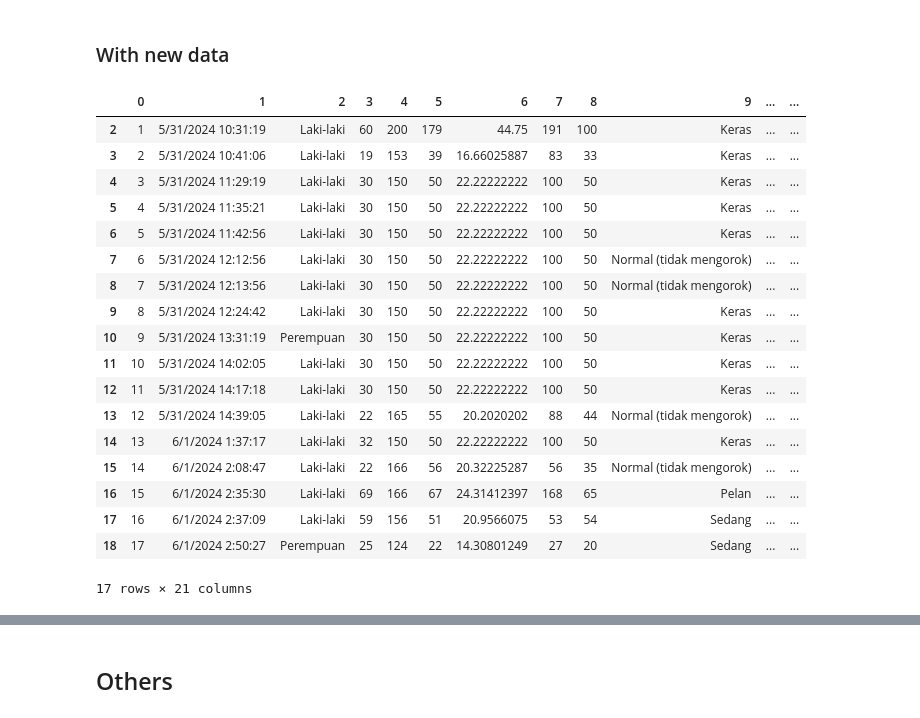
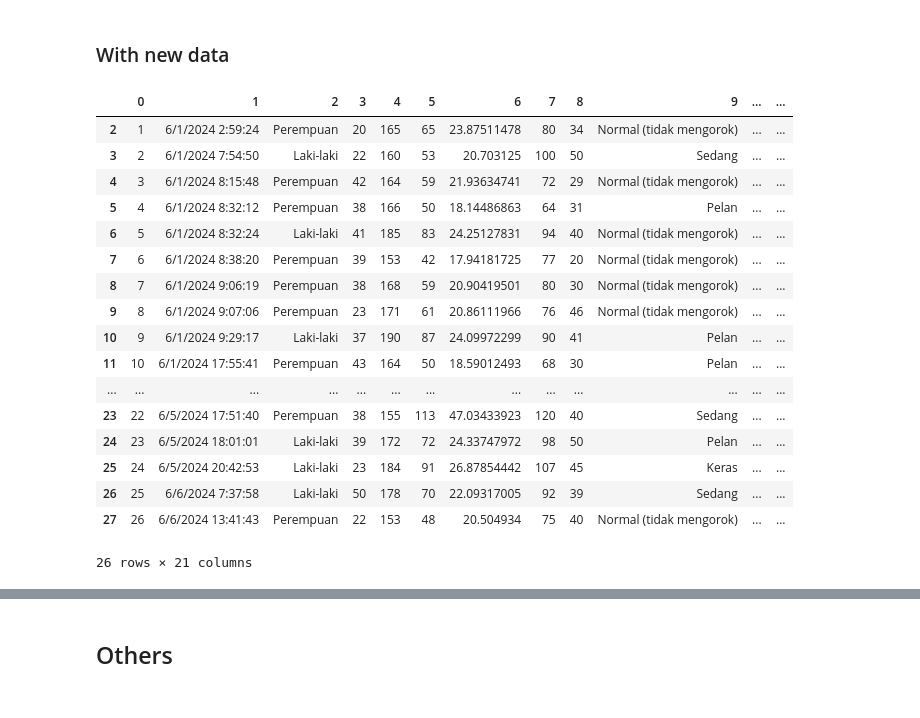
Before and after one commit to anthonyreynaldi/screening_sleep_apnea_ai, a Jupyter notebook: Skripsi_Screening_Sleep_Apnea.ipynb, the cells around one changed output, grey strips where cells are left out. Cells and saved outputs as stored; diff of their text form; code cells hidden in the pictures.

```diff
--- a/Skripsi_Screening_Sleep_Apnea.ipynb
+++ b/Skripsi_Screening_Sleep_Apnea.ipynb
@@ -61,25 +77,3 @@ df
 1002 rows × 17 columns
 # %% [markdown]
 ### Load data from google sheet from local
-# %%
-import gspread
-from oauth2client.service_account import ServiceAccountCredentials
-import pandas as pd
-
-def load_gsheet(sheet_key):
-    scope = ["https://spreadsheets.google.com/feeds", "https://www.googleapis.com/auth/drive"]
-
-    json_keyfile_path = 'screening-sleep-apnea-463b102abcb8.json'
-
-    # Authorize the credentials
-    credentials = ServiceAccountCredentials.from_json_keyfile_name(json_keyfile_path, scope)
-    gc = gspread.authorize(credentials)
-
-    # Open the Google Sheet using the key
-    docSheet = gc.open_by_key(sheet_key)
-
-    # Get all values Convert to a DataFrame
-    return pd.DataFrame.from_records(docSheet.sheet1.get_all_values(), )
-
-df = load_gsheet('1sshI9mIlyuSJdbuS4KDXzvLR_K95y-rLaUgTvoHihd0')
-df
@@ -523,28 +509,27 @@ d:\Petra\Semester 8\screening_sleep_apnea_ai\models\RandomForest_model.joblib
 ### With new data
 # %%
 #Load data from sheet
-df_test = load_gsheet('1FgKnv6MiFAmfApPNuliSh6yKakAxLCCqgC2cbeJP0bc')
-# df_test = load_gsheet('1MSw27792kMZvgDBW0uGw6OH21tPRwhSwIIX4-9GDDXo')
+# df_test = load_gsheet('1FgKnv6MiFAmfApPNuliSh6yKakAxLCCqgC2cbeJP0bc')
+df_test = load_gsheet('1MSw27792kMZvgDBW0uGw6OH21tPRwhSwIIX4-9GDDXo')
 df_test = df_test.drop([0, 1])
 
 df_test
 # %% [output]
 |  | 0 | 1 | 2 | 3 | 4 | 5 | 6 | 7 | 8 | 9 | ... | ... |
-| 2 | 1 | 5/31/2024 10:31:19 | Laki-laki | 60 | 200 | 179 | 44.75 | 191 | 100 | Keras | ... | ... |
-| 3 | 2 | 5/31/2024 10:41:06 | Laki-laki | 19 | 153 | 39 | 16.66025887 | 83 | 33 | Keras | ... | ... |
-| 4 | 3 | 5/31/2024 11:29:19 | Laki-laki | 30 | 150 | 50 | 22.22222222 | 100 | 50 | Keras | ... | ... |
-| 5 | 4 | 5/31/2024 11:35:21 | Laki-laki | 30 | 150 | 50 | 22.22222222 | 100 | 50 | Keras | ... | ... |
-| 6 | 5 | 5/31/2024 11:42:56 | Laki-laki | 30 | 150 | 50 | 22.22222222 | 100 | 50 | Keras | ... | ... |
-| 7 | 6 | 5/31/2024 12:12:56 | Laki-laki | 30 | 150 | 50 | 22.22222222 | 100 | 50 | Normal (tidak mengorok) | ... | ... |
-| 8 | 7 | 5/31/2024 12:13:56 | Laki-laki | 30 | 150 | 50 | 22.22222222 | 100 | 50 | Normal (tidak mengorok) | ... | ... |
-| 9 | 8 | 5/31/2024 12:24:42 | Laki-laki | 30 | 150 | 50 | 22.22222222 | 100 | 50 | Keras | ... | ... |
-| 10 | 9 | 5/31/2024 13:31:19 | Perempuan | 30 | 150 | 50 | 22.22222222 | 100 | 50 | Keras | ... | ... |
-| 11 | 10 | 5/31/2024 14:02:05 | Laki-laki | 30 | 150 | 50 | 22.22222222 | 100 | 50 | Keras | ... | ... |
-| 12 | 11 | 5/31/2024 14:17:18 | Laki-laki | 30 | 150 | 50 | 22.22222222 | 100 | 50 | Keras | ... | ... |
-| 13 | 12 | 5/31/2024 14:39:05 | Laki-laki | 22 | 165 | 55 | 20.2020202 | 88 | 44 | Normal (tidak mengorok) | ... | ... |
-| 14 | 13 | 6/1/2024 1:37:17 | Laki-laki | 32 | 150 | 50 | 22.22222222 | 100 | 50 | Keras | ... | ... |
-| 15 | 14 | 6/1/2024 2:08:47 | Laki-laki | 22 | 166 | 56 | 20.32225287 | 56 | 35 | Normal (tidak mengorok) | ... | ... |
-| 16 | 15 | 6/1/2024 2:35:30 | Laki-laki | 69 | 166 | 67 | 24.31412397 | 168 | 65 | Pelan | ... | ... |
-| 17 | 16 | 6/1/2024 2:37:09 | Laki-laki | 59 | 156 | 51 | 20.9566075 | 53 | 54 | Sedang | ... | ... |
-| 18 | 17 | 6/1/2024 2:50:27 | Perempuan | 25 | 124 | 22 | 14.30801249 | 27 | 20 | Sedang | ... | ... |
+| 2 | 1 | 6/1/2024 2:59:24 | Perempuan | 20 | 165 | 65 | 23.87511478 | 80 | 34 | Normal (tidak mengorok) | ... | ... |
+| 3 | 2 | 6/1/2024 7:54:50 | Laki-laki | 22 | 160 | 53 | 20.703125 | 100 | 50 | Sedang | ... | ... |
+| 4 | 3 | 6/1/2024 8:15:48 | Perempuan | 42 | 164 | 59 | 21.93634741 | 72 | 29 | Normal (tidak mengorok) | ... | ... |
+| 5 | 4 | 6/1/2024 8:32:12 | Perempuan | 38 | 166 | 50 | 18.14486863 | 64 | 31 | Pelan | ... | ... |
+| 6 | 5 | 6/1/2024 8:32:24 | Laki-laki | 41 | 185 | 83 | 24.25127831 | 94 | 40 | Normal (tidak mengorok) | ... | ... |
+| 7 | 6 | 6/1/2024 8:38:20 | Perempuan | 39 | 153 | 42 | 17.94181725 | 77 | 20 | Normal (tidak mengorok) | ... | ... |
+| 8 | 7 | 6/1/2024 9:06:19 | Perempuan | 38 | 168 | 59 | 20.90419501 | 80 | 30 | Normal (tidak mengorok) | ... | ... |
+| 9 | 8 | 6/1/2024 9:07:06 | Perempuan | 23 | 171 | 61 | 20.86111966 | 76 | 46 | Normal (tidak mengorok) | ... | ... |
+| 10 | 9 | 6/1/2024 9:29:17 | Laki-laki | 37 | 190 | 87 | 24.09972299 | 90 | 41 | Pelan | ... | ... |
+| 11 | 10 | 6/1/2024 17:55:41 | Perempuan | 43 | 164 | 50 | 18.59012493 | 68 | 30 | Pelan | ... | ... |
+| ... | ... | ... | ... | ... | ... | ... | ... | ... | ... | ... | ... | ... |
+| 23 | 22 | 6/5/2024 17:51:40 | Perempuan | 38 | 155 | 113 | 47.03433923 | 120 | 40 | Sedang | ... | ... |
+| 24 | 23 | 6/5/2024 18:01:01 | Laki-laki | 39 | 172 | 72 | 24.33747972 | 98 | 50 | Pelan | ... | ... |
+| 25 | 24 | 6/5/2024 20:42:53 | Laki-laki | 23 | 184 | 91 | 26.87854442 | 107 | 45 | Keras | ... | ... |
+| 26 | 25 | 6/6/2024 7:37:58 | Laki-laki | 50 | 178 | 70 | 22.09317005 | 92 | 39 | Sedang | ... | ... |
+| 27 | 26 | 6/6/2024 13:41:43 | Perempuan | 22 | 153 | 48 | 20.504934 | 75 | 40 | Normal (tidak mengorok) | ... | ... |
-17 rows × 21 columns
+26 rows × 21 columns
```
Also changed, not shown: parts of 56 cells of this notebook, 14 other files.
